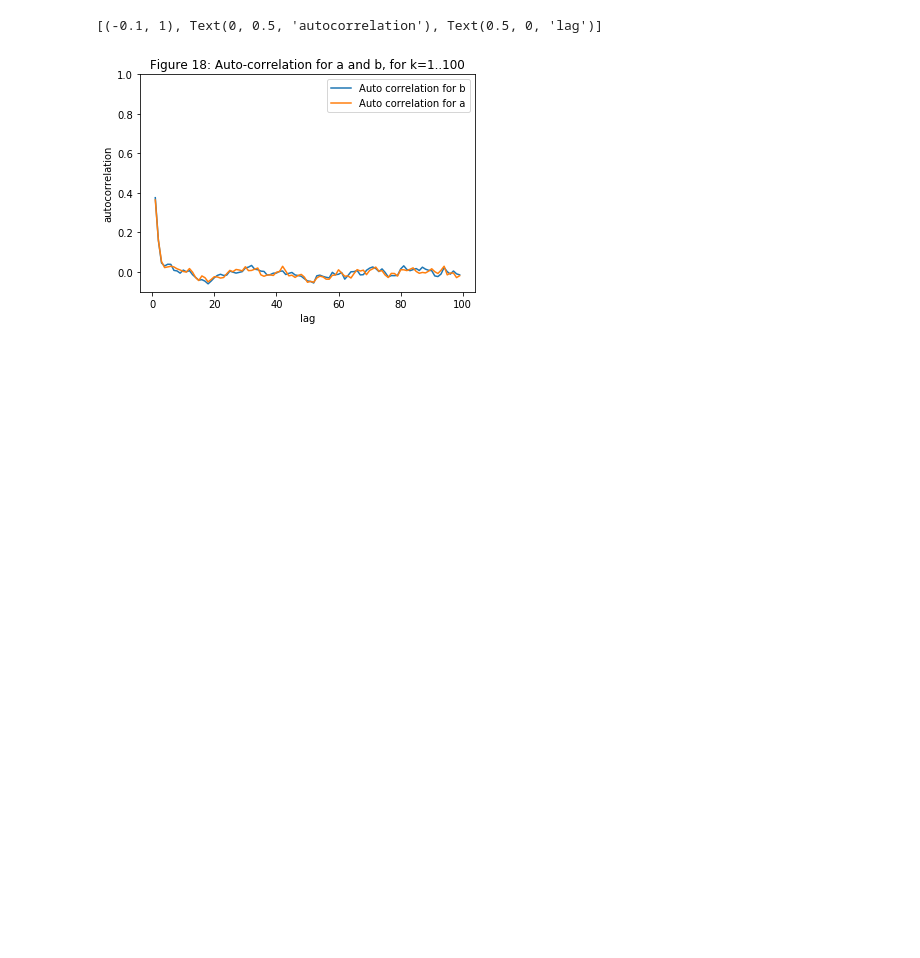
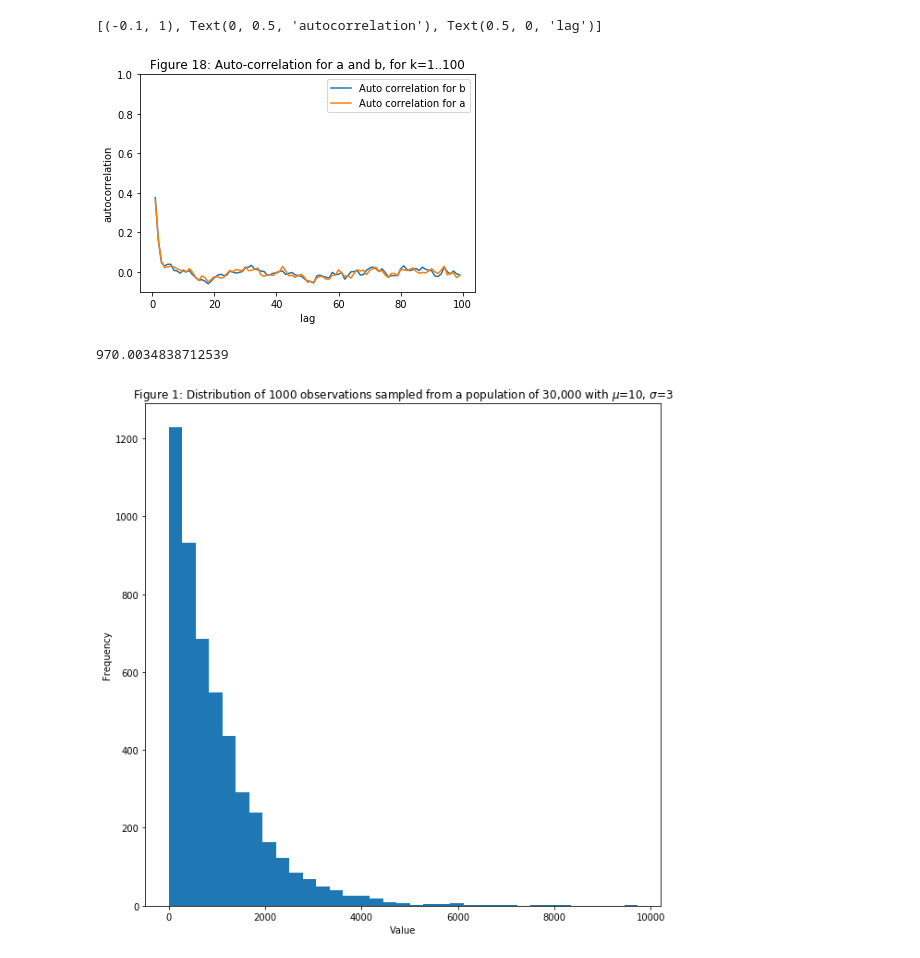
Before and after one commit to jaworra/MCMC-Python, a Jupyter notebook: MCMC_Scratch.ipynb, the cells around one changed output. Cells and saved outputs as stored; diff of their text form; code cells hidden in the pictures; blank space fills up the shorter version.

```diff
--- a/MCMC_Scratch.ipynb
+++ b/MCMC_Scratch.ipynb
@@ -390,3 +390,25 @@ ax.set(xlabel='lag', ylabel='autocorrelation', ylim=(-.1, 1))
 0.9851081553814054 83.87880708738855
 [(-0.1, 1), Text(0, 0.5, 'autocorrelation'), Text(0.5, 0, 'lag')]
 [figure]
+# %%
+#emprically observed, synthically generated PDF
+mod1=lambda t:np.random.exponential(1.0/250) #anonymous function
+
+#Form a population of 30,000 individual, with average=10 and scale=3
+population = mod1(5000)
+#Assume we are only able to observe 1,000 of these individuals.
+#observation = population[np.random.randint(0, 30000, 1000)]
+observation = np.random.exponential(1000, size=5000)
+
+
+fig = plt.figure(figsize=(10,10))
+ax = fig.add_subplot(1,1,1)
+ax.hist( observation,bins=35 ,)
+ax.set_xlabel("Value")
+ax.set_ylabel("Frequency")
+ax.set_title("Figure 1: Distribution of 1000 observations sampled from a population of 30,000 with $\mu$=10, $\sigma$=3")
+mu_obs=observation.mean()
+mu_obs
+# %% [output]
+970.0034838712539
+[figure, added]
```
Also changed, not shown: parts of 15 cells of this notebook.
